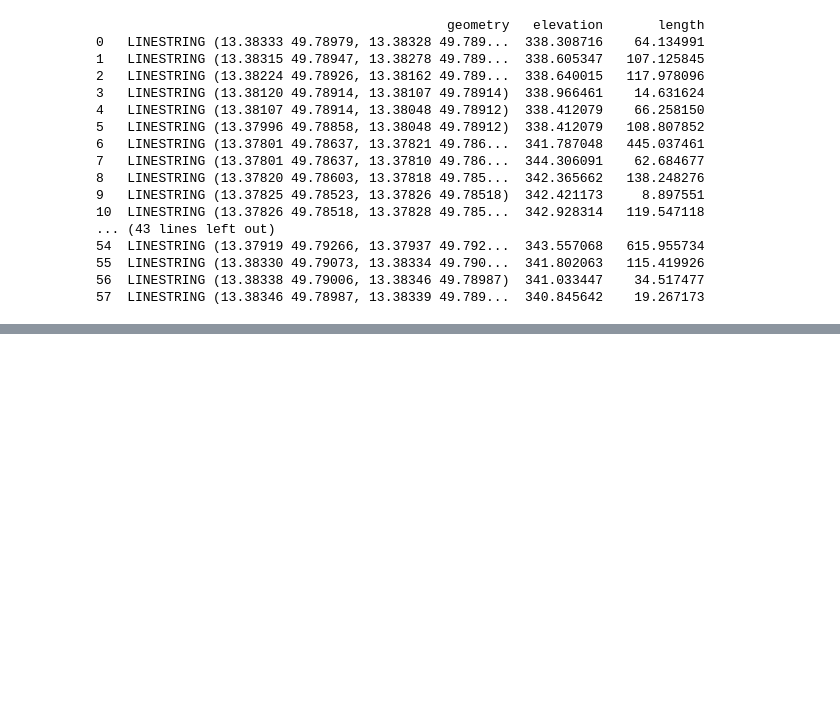
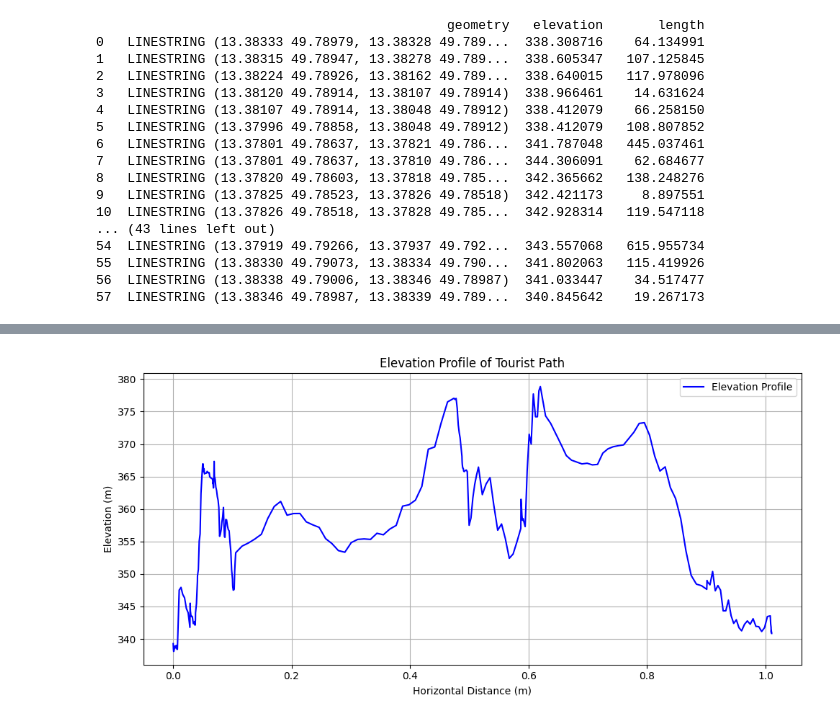
Before and after one commit to kovarmi9/UZPR_elevation_profile_analysis, a Jupyter notebook: elevation_profile_analysis.ipynb, the cells around one changed output, grey strips where cells are left out. Cells and saved outputs as stored; diff of their text form; code cells hidden in the pictures; blank space fills up the shorter version.

```diff
--- a/elevation_profile_analysis.ipynb
+++ b/elevation_profile_analysis.ipynb
@@ -417,0 +378,64 @@ ModuleNotFoundError: No module named 'geopy'
+# %%
+import numpy as np
+import geopandas as gpd
+import matplotlib.pyplot as plt
+from shapely.geometry import LineString
+import rasterio
+
+# Předpokládáme, že 'gdf' obsahuje geometrii turistických tras a že máte atribut 'distance'
+
+# Vytvoříme seznam pro vzdálenosti a výšky
+distances = []
+elevations = []
+
+# Kumulativní výpočet vzdálenosti a výšky
+cumulative_distance = 0  # Začínáme na nule
+for line in gdf.geometry:
+    # Pro každou geometrii 'LineString' (jednotlivé turistické trasy)
+    coords = list(line.coords)
+    for i in range(1, len(coords)):
+        # Použijeme hodnoty z 'distance' (nepoužíváme již 'calculate_distance')
+        distance = line.length  # Můžete použít 'line.length' pro vzdálenost celé trasy, pokud máte tuto informaci
+        cumulative_distance += distance
+        distances.append(cumulative_distance)
+
+        # Výška (elevation) z rastrového souboru
+        lon, lat = coords[i]
+
+        # Otevření rastrového souboru a kontrola hranic
+        with rasterio.open("dmr5g_bounding_box.tif") as src:
+            # Získání řádku a sloupce pro souřadnice
+            row, col = src.index(lon, lat)
+
+            # Kontrola, zda jsou řádek a sloupec v rámci dostupných dat
+            if 0 <= row < src.height and 0 <= col < src.width:
+                elevation = src.read(1)[row, col]  # Výška v tomto bodě
+                elevations.append(elevation)
+            else:
+                # Pokud je souřadnice mimo rozsah, přidáme None nebo jiný výchozí znak
+                elevations.append(None)
+
+# Ujistíme se, že vzdálenosti a výšky jsou numpy pole pro správné vykreslení
+distances = np.array(distances)
+elevations = np.array(elevations)
+
+# Vykreslení výškového profilu
+fig, ax = plt.subplots(figsize=(10, 5))
+ax.plot(distances, elevations, label='Elevation Profile', color='b')
+
+# Přidání popisků a titulku
+ax.set_xlabel('Horizontal Distance (m)')
+ax.set_ylabel('Elevation (m)')
+ax.set_title('Elevation Profile of Tourist Path')
+
+# Zobrazení mřížky a legendy
+ax.grid(True)
+ax.legend()
+
+# Úprava layoutu pro lepší zobrazení
+plt.tight_layout()
+
+# Zobrazení grafu
+plt.show()
+# %% [output]
+[figure, added]
```
Also changed, not shown: parts of 1 cell of this notebook.
